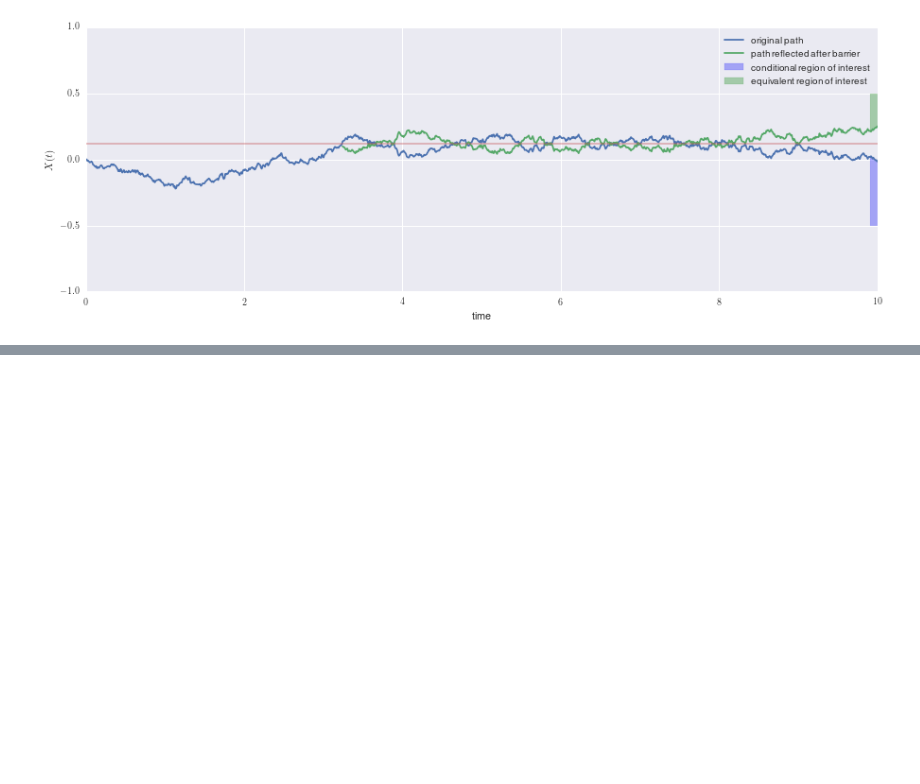
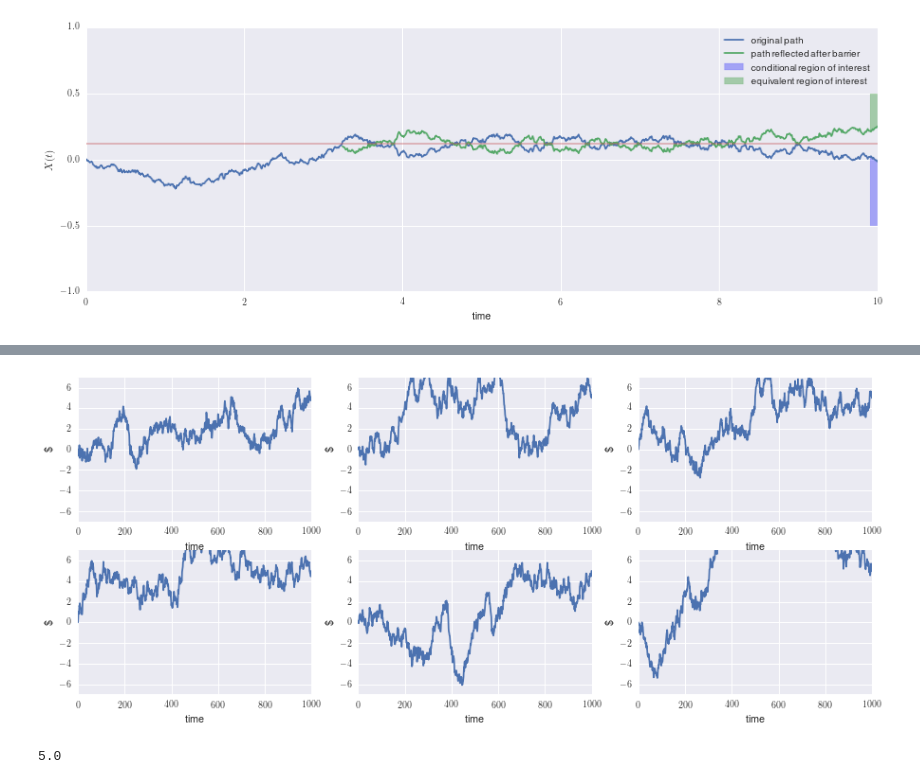
Before and after one commit to borundev/StochasticProcesses, a Jupyter notebook: BarrierCrossing.ipynb, the cells around one changed output, grey strips where cells are left out. Cells and saved outputs as stored; diff of their text form; code cells hidden in the pictures; blank space fills up the shorter version.

Commit message:
added levy method for fixed endpoints

```diff
--- a/BarrierCrossing.ipynb
+++ b/BarrierCrossing.ipynb
@@ -188,0 +230,21 @@ plt.legend()
+# %%
+w=LevyWeinerPaths(0,5,10,1000,10,sigma=3)
+# %%
+number_columns=3
+number_rows=2
+figsize(15, 6)
+
+for i,j in enumerate([(i/number_columns,i%number_columns) for i in range(number_columns*number_rows)]):
+    plt.subplot2grid((number_rows,number_columns),j)
+    plt.plot(w[i],"-")
+    plt.xlabel("time")
+    plt.ylabel("\$")
+    plt.ylim(-7,7)
+
+plt.show()
+# %% [output]
+[figure, added]
+# %%
+w[4,999]
+# %% [output]
+5.0
```
Also changed, not shown: parts of 2 cells of this notebook.
